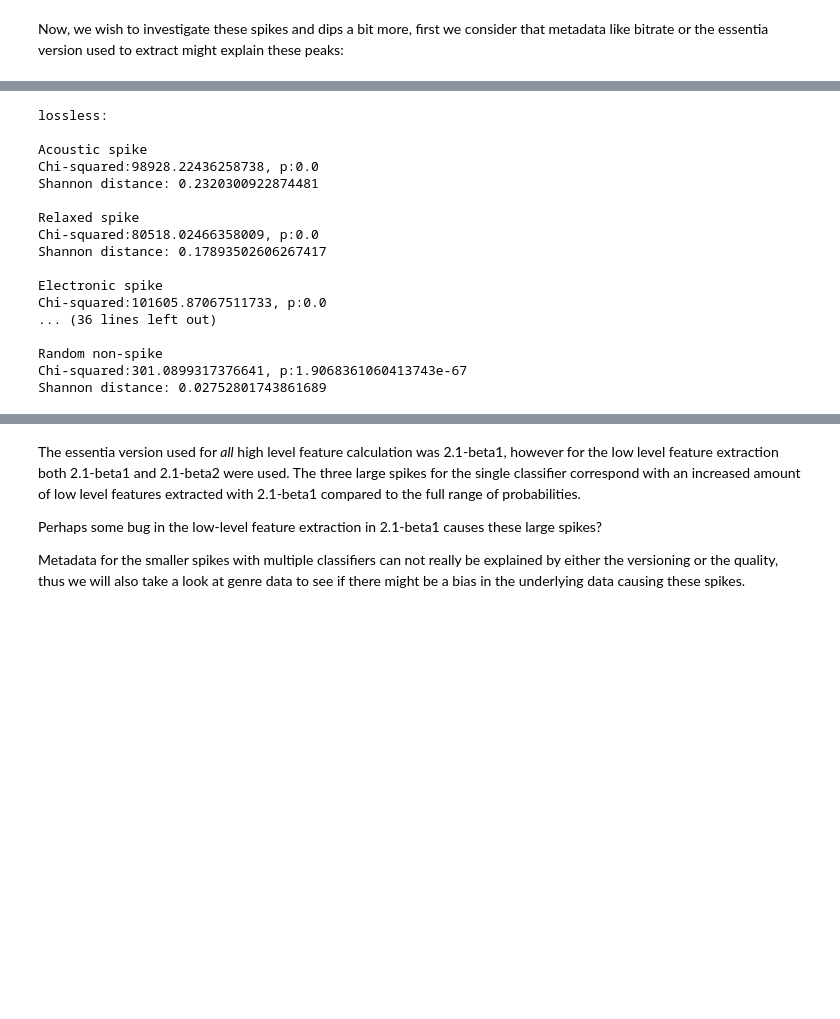
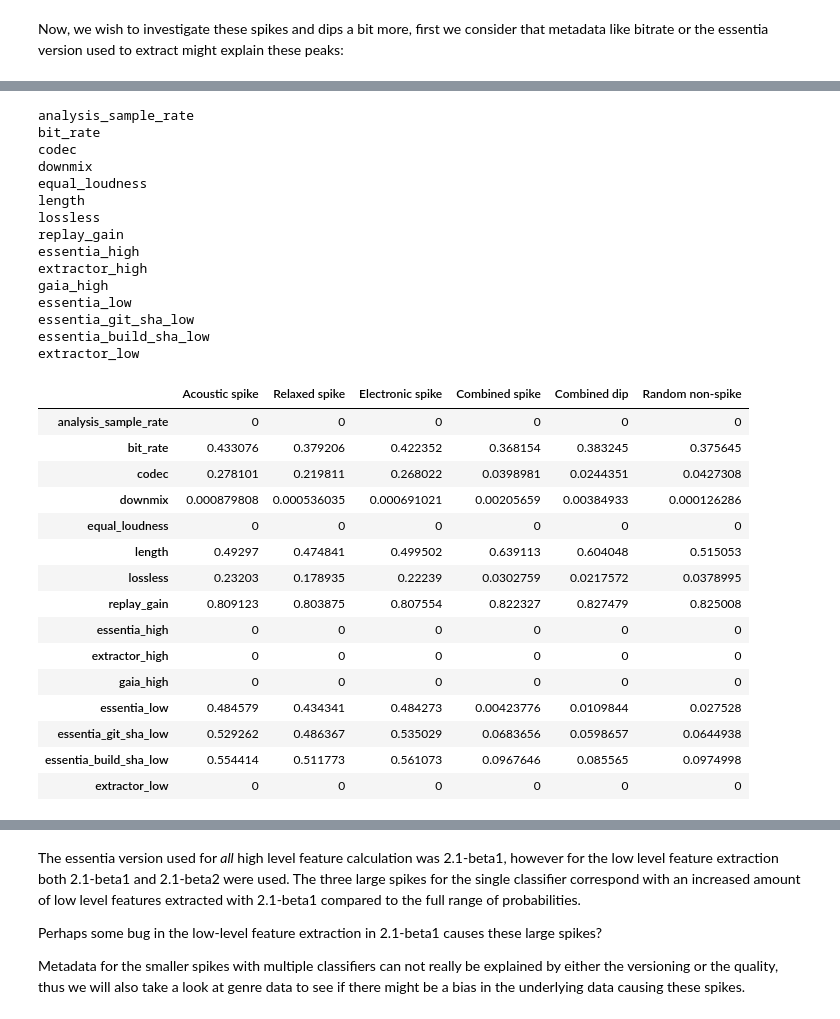
Before and after one commit to chrismostert/Thesis, a Jupyter notebook: acousticbrainz_stability_anomalies.ipynb, the cells around one changed output, grey strips where cells are left out. Drawn from its saved outputs; the diff is of its cells as text; code cells hidden in the pictures; blank space fills up the shorter version.

```diff
--- a/acousticbrainz_stability_anomalies.ipynb
+++ b/acousticbrainz_stability_anomalies.ipynb
@@ -225,55 +269,78 @@ combined_spike_filt = acousticbrainz[('mood_sad', 'sad')].between(0.346, 0.362,
 combined_dip_filt = acousticbrainz[('mood_sad', 'sad')].between(0.317, 0.3317, inclusive=True)
 
 # Random part for comparison sake
 random_filt = acousticbrainz[('mood_sad', 'sad')].between(0.22, 0.24, inclusive=True)
 
 filts = [acoust_spike_filt, relaxed_spike_filt, electronic_spike_filt, combined_spike_filt, combined_dip_filt, random_filt]
 filtnames = ['Acoustic spike', 'Relaxed spike', 'Electronic spike', 'Combined spike', 'Combined dip', 'Random non-spike']
-variables = ['lossless', 'essentia_low']
+variables = ['analysis_sample_rate', 'bit_rate', 'codec', 'downmix', 'equal_loudness', 'length', 'lossless',
+            'replay_gain', 'essentia_high', 'extractor_high', 'gaia_high', 'essentia_low', 'essentia_git_sha_low',
+            'essentia_build_sha_low', 'extractor_low']
+variables_sel = ['bit_rate', 'codec', 'downmix', 'lossless', 'essentia_low', 'essentia_git_sha_low', 'essentia_build_sha_low']
+
+res = pd.DataFrame(columns=filtnames, index=variables)
 
 def get_chi2(filt, variable):
     # 'Rest' of the distribution
     #a = acousticbrainz[variable].value_counts().to_numpy()
     a = acousticbrainz[~filt][variable].value_counts().to_numpy()
     # Part of the distribution we are interested in
     b = acousticbrainz[filt][variable].value_counts().to_numpy()
 
     c = np.array([a,b])
 
     return chi2_contingency(c)
 
 def get_shannondist(filt, variable):
     # 'Rest' of the distribution
     #a = acousticbrainz[variable].value_counts().to_numpy()
-    a = acousticbrainz[~filt][variable].value_counts().to_numpy()
+    a = acousticbrainz[~filt][variable].value_counts()
     # Part of the distribution we are interested in
-    b = acousticbrainz[filt][variable].value_counts().to_numpy()
+    b = acousticbrainz[filt][variable].value_counts()
+
+    df = pd.DataFrame([a,b]).fillna(value=0)
+
+    a = df.iloc[0].to_numpy()
+    b = df.iloc[1].to_numpy()
 
     return jensenshannon(a, b)
 
 for var in variables:
-    print(f"\n{var}:\n")
+    print(var)
     for i in range(0, len(filts)):
-        print(filtnames[i])
-        statistic = get_chi2(filts[i], var)
         dist = get_shannondist(filts[i], var)
-        print(f"Chi-squared:{statistic[0]}, p:{statistic[1]}")
-        print(f"Shannon distance: {dist}\n")
+        res.loc[var][filtnames[i]] = dist
+
+res
 # %% [output]
-lossless:
-
-Acoustic spike
-Chi-squared:98928.22436258738, p:0.0
-Shannon distance: 0.2320300922874481
-
-Relaxed spike
-Chi-squared:80518.02466358009, p:0.0
-Shannon distance: 0.17893502606267417
-
-Electronic spike
-Chi-squared:101605.87067511733, p:0.0
-... (36 lines left out)
-
-Random non-spike
-Chi-squared:301.0899317376641, p:1.9068361060413743e-67
-Shannon distance: 0.02752801743861689
+analysis_sample_rate
+bit_rate
+codec
+downmix
+equal_loudness
+length
+lossless
+replay_gain
+essentia_high
+extractor_high
+gaia_high
+essentia_low
+essentia_git_sha_low
+essentia_build_sha_low
+extractor_low
+|  | Acoustic spike | Relaxed spike | Electronic spike | Combined spike | Combined dip | Random non-spike |
+| analysis_sample_rate | 0 | 0 | 0 | 0 | 0 | 0 |
+| bit_rate | 0.433076 | 0.379206 | 0.422352 | 0.368154 | 0.383245 | 0.375645 |
+| codec | 0.278101 | 0.219811 | 0.268022 | 0.0398981 | 0.0244351 | 0.0427308 |
+| downmix | 0.000879808 | 0.000536035 | 0.000691021 | 0.00205659 | 0.00384933 | 0.000126286 |
+| equal_loudness | 0 | 0 | 0 | 0 | 0 | 0 |
+| length | 0.49297 | 0.474841 | 0.499502 | 0.639113 | 0.604048 | 0.515053 |
+| lossless | 0.23203 | 0.178935 | 0.22239 | 0.0302759 | 0.0217572 | 0.0378995 |
+| replay_gain | 0.809123 | 0.803875 | 0.807554 | 0.822327 | 0.827479 | 0.825008 |
+| essentia_high | 0 | 0 | 0 | 0 | 0 | 0 |
+| extractor_high | 0 | 0 | 0 | 0 | 0 | 0 |
+| gaia_high | 0 | 0 | 0 | 0 | 0 | 0 |
+| essentia_low | 0.484579 | 0.434341 | 0.484273 | 0.00423776 | 0.0109844 | 0.027528 |
+| essentia_git_sha_low | 0.529262 | 0.486367 | 0.535029 | 0.0683656 | 0.0598657 | 0.0644938 |
+| essentia_build_sha_low | 0.554414 | 0.511773 | 0.561073 | 0.0967646 | 0.085565 | 0.0974998 |
+| extractor_low | 0 | 0 | 0 | 0 | 0 | 0 |
```
Also changed, not shown: parts of 9 cells of this notebook, 2 other files.
